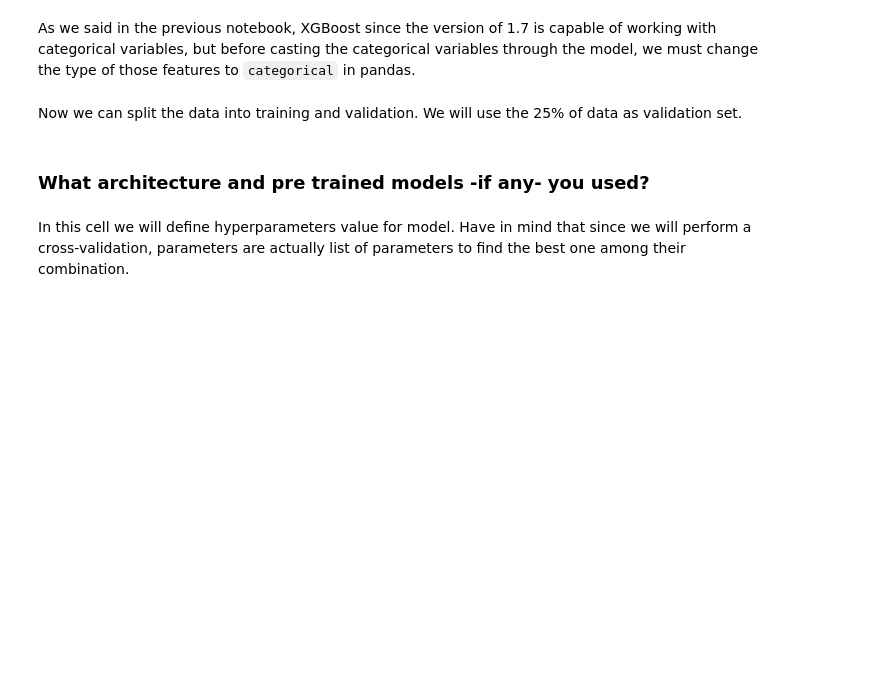
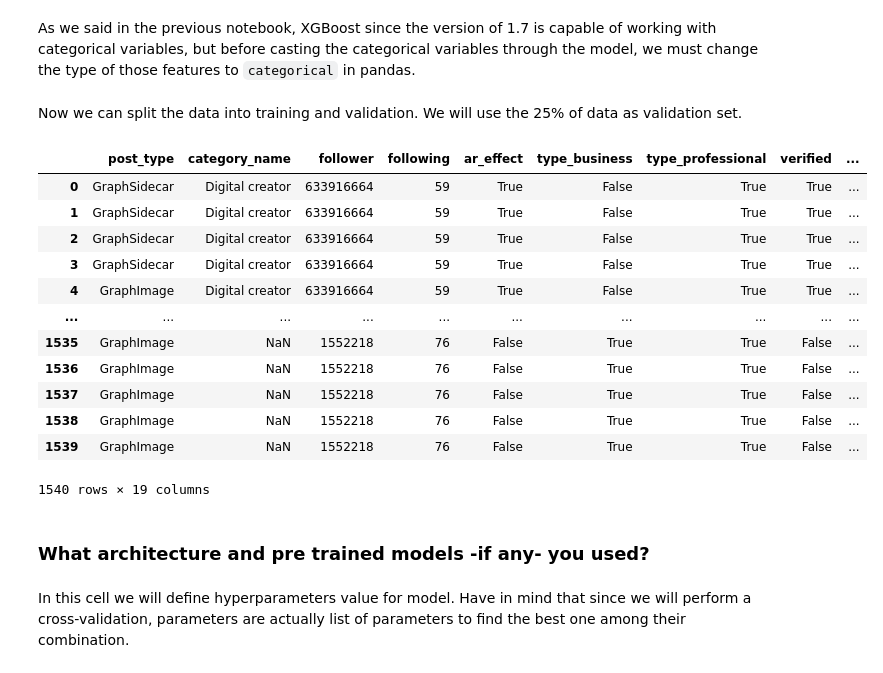
Before and after one commit to SimplyRamin/Insta_like_prediction_310ai_competition, a Jupyter notebook: Modeling V2.0.ipynb, the cells around one changed output. Cells and saved outputs as stored; diff of their text form; code cells hidden in the pictures; blank space fills up the shorter version.

```diff
--- a/Modeling V2.0.ipynb
+++ b/Modeling V2.0.ipynb
@@ -51,6 +48,22 @@ for feature in categorical_features:
 Now we can split the data into training and validation. We will use the 25% of data as validation set.
 # %%
 X_train, X_test, y_train, y_test = train_test_split(X, y, random_state=69)
+# %%
+X
+# %% [output]
+|  | post_type | category_name | follower | following | ar_effect | type_business | type_professional | verified | ... |
+| 0 | GraphSidecar | Digital creator | 633916664 | 59 | True | False | True | True | ... |
+| 1 | GraphSidecar | Digital creator | 633916664 | 59 | True | False | True | True | ... |
+| 2 | GraphSidecar | Digital creator | 633916664 | 59 | True | False | True | True | ... |
+| 3 | GraphSidecar | Digital creator | 633916664 | 59 | True | False | True | True | ... |
+| 4 | GraphImage | Digital creator | 633916664 | 59 | True | False | True | True | ... |
+| ... | ... | ... | ... | ... | ... | ... | ... | ... | ... |
+| 1535 | GraphImage | NaN | 1552218 | 76 | False | True | True | False | ... |
+| 1536 | GraphImage | NaN | 1552218 | 76 | False | True | True | False | ... |
+| 1537 | GraphImage | NaN | 1552218 | 76 | False | True | True | False | ... |
+| 1538 | GraphImage | NaN | 1552218 | 76 | False | True | True | False | ... |
+| 1539 | GraphImage | NaN | 1552218 | 76 | False | True | True | False | ... |
+1540 rows × 19 columns
 # %% [markdown]
 ### What architecture and pre trained models -if any- you used?
 # %% [markdown]
```
Also changed, not shown: parts of 1 cell of this notebook, 3 other files.
